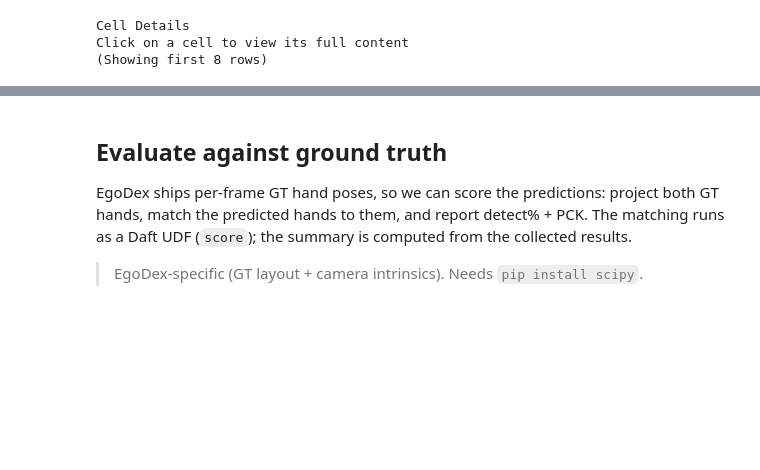
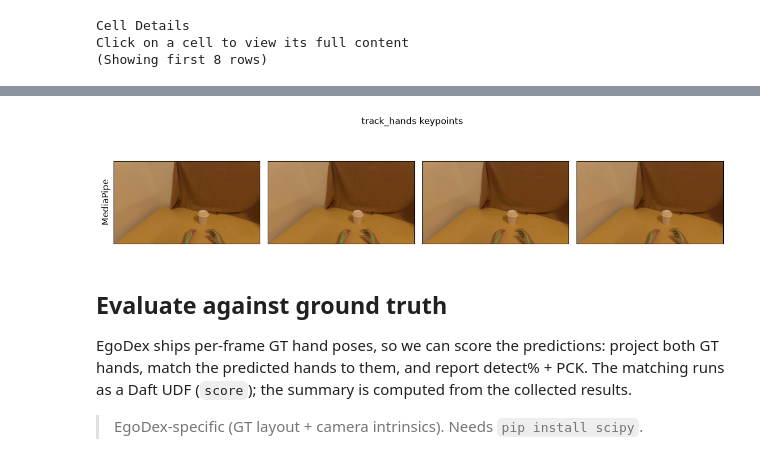
Before and after one commit to Eventual-Inc/daft-physical-ai, a Jupyter notebook: examples/demo.ipynb, the cells around one changed output, grey strips where cells are left out. Cells and saved outputs as stored; diff of their text form; code cells hidden in the pictures; blank space fills up the shorter version.

```diff
--- a/examples/demo.ipynb
+++ b/examples/demo.ipynb
@@ -52,3 +56,40 @@ Click on a cell to view its full content
+# %%
+# --- Visualize: draw the predicted keypoints on a few frames ---
+import cv2
+import matplotlib.pyplot as plt
+import numpy as np
+
+# 21-keypoint hand skeleton (wrist + 5 fingers x 4 joints)
+BONES = [(0, 1), (1, 2), (2, 3), (3, 4), (0, 5), (5, 6), (6, 7), (7, 8),
+         (0, 9), (9, 10), (10, 11), (11, 12), (0, 13), (13, 14), (14, 15),
+         (15, 16), (0, 17), (17, 18), (18, 19), (19, 20)]
+
+
+def draw_hands(img, hands):
+    img = np.ascontiguousarray(img)
+    for h in hands or []:
+        kp = np.asarray(h["kp2d"], float)
+        for a, b in BONES:
+            cv2.line(img, tuple(kp[a].astype(int)), tuple(kp[b].astype(int)), (60, 200, 60), 2)
+        for p in kp:
+            cv2.circle(img, tuple(p.astype(int)), 3, (255, 80, 0), -1)
+    return img
+# %%
+viz = df.select(IMAGE_COLUMN, "hands").limit(4).to_pydict()
+frames = [np.asarray(im) for im in viz[IMAGE_COLUMN]]
+methods = [("MediaPipe", "hands")]
+fig, axes = plt.subplots(len(methods), len(frames), figsize=(3 * len(frames), 3 * len(methods)), squeeze=False)
+for r, (label, c) in enumerate(methods):
+    for j, (im, hands) in enumerate(zip(frames, viz[c])):
+        axes[r][j].imshow(draw_hands(im, hands))
+        axes[r][j].set_xticks([])
+        axes[r][j].set_yticks([])
+    axes[r][0].set_ylabel(label, fontsize=12)
+fig.suptitle("track_hands keypoints")
+plt.tight_layout()
+plt.show()
+# %% [output]
+[figure, added]
 # %% [markdown]
 ## Evaluate against ground truth
 
```
Also changed, not shown: parts of 2 cells of this notebook, 8 other files.
